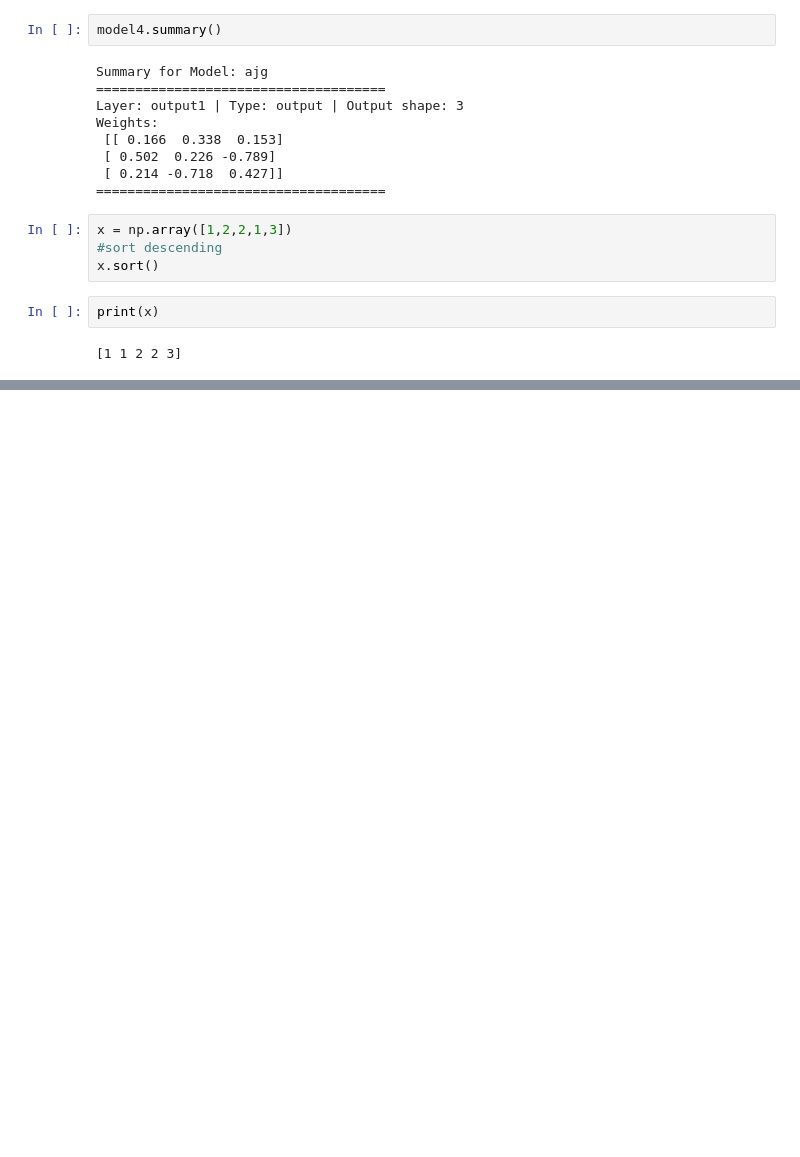
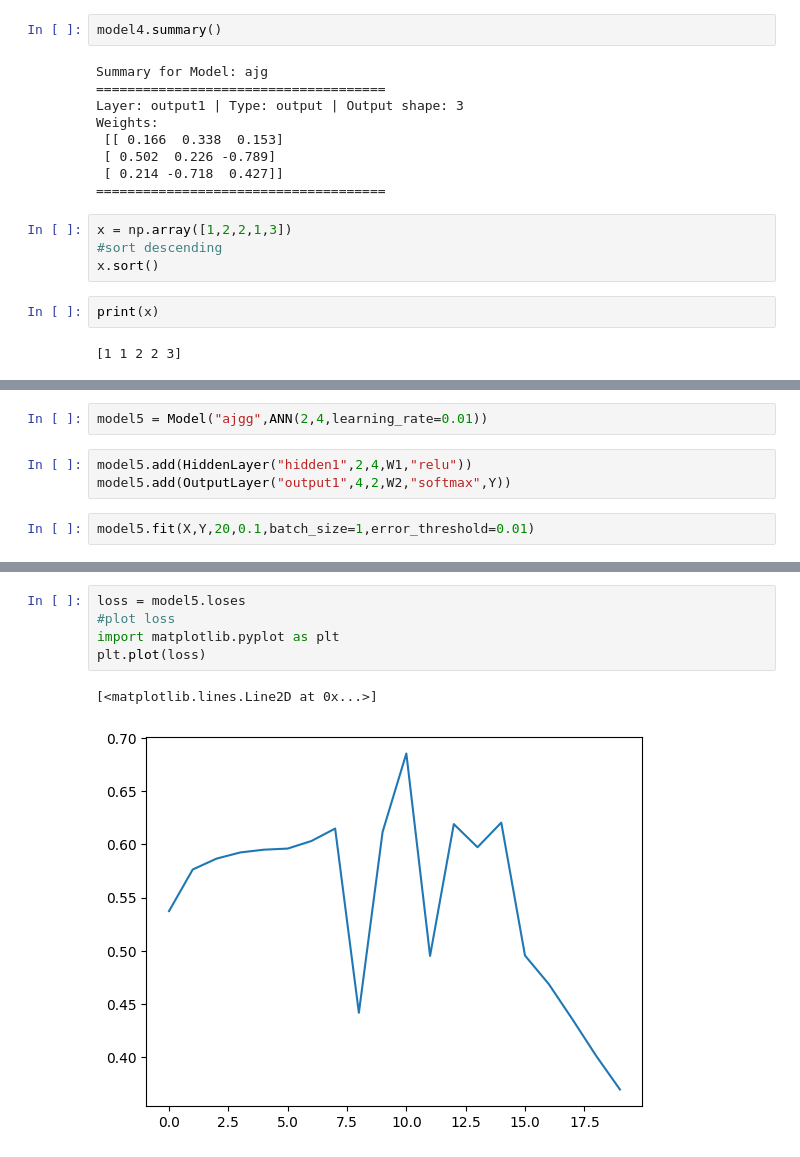
Before and after one commit to jejejery/tubes_ML-Feed-Forward-Neural-Network, a Jupyter notebook: src/main2.ipynb, the cells around one changed output, grey strips where cells are left out. Saved outputs shown, nothing was run; the diff lists cells and outputs as text; blank space fills up the shorter version.

```diff
--- a/src/main2.ipynb
+++ b/src/main2.ipynb
@@ -385,0 +548,7 @@ print(x)
+# %%
+model5 = Model("ajgg",ANN(2,4,learning_rate=0.01))
+# %%
+model5.add(HiddenLayer("hidden1",2,4,W1,"relu"))
+model5.add(OutputLayer("output1",4,2,W2,"softmax",Y))
+# %%
+model5.fit(X,Y,20,0.1,batch_size=1,error_threshold=0.01)
@@ -385,0 +573,8 @@ print(x)
+# %%
+loss = model5.loses
+#plot loss
+import matplotlib.pyplot as plt
+plt.plot(loss)
+# %% [output]
+[<matplotlib.lines.Line2D at 0x...>]
+[figure, added]
```
Also changed, not shown: parts of 19 cells of this notebook, 3 other files.
